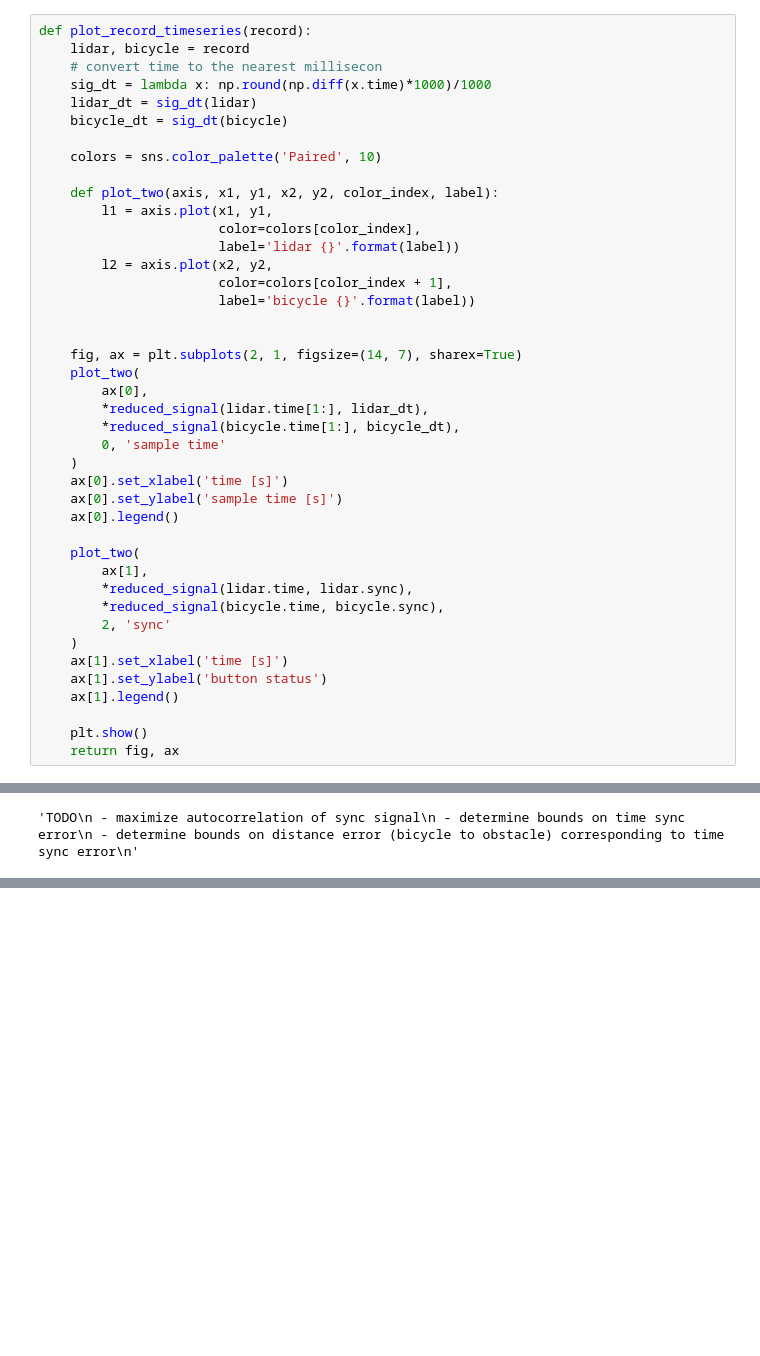
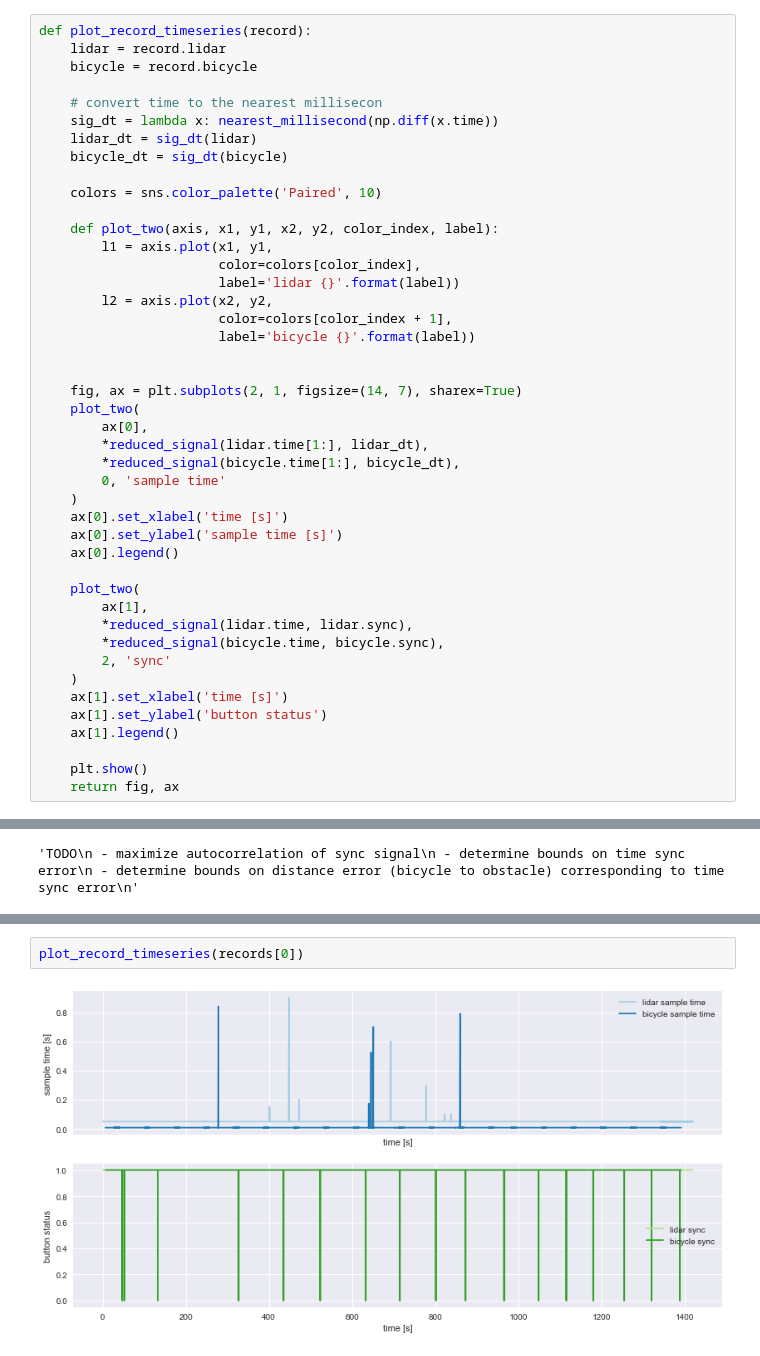
Before and after one commit to oliverlee/antlia, a Jupyter notebook: python/sync_clocks.ipynb, the cells around one changed output, grey strips where cells are left out. Drawn from its saved outputs; the diff is of its cells as text; blank space fills up the shorter version.

```diff
--- a/python/sync_clocks.ipynb
+++ b/python/sync_clocks.ipynb
@@ -80,9 +90,11 @@ length of reduced lidar signal: 1036 (3.65%)
 length of reduced bicycle signal: 3875 (2.25%)
 # %%
 def plot_record_timeseries(record):
-    lidar, bicycle = record
+    lidar = record.lidar
+    bicycle = record.bicycle
+
     # convert time to the nearest millisecon
-    sig_dt = lambda x: np.round(np.diff(x.time)*1000)/1000
+    sig_dt = lambda x: nearest_millisecond(np.diff(x.time))
     lidar_dt = sig_dt(lidar)
     bicycle_dt = sig_dt(bicycle)
 
@@ -158,0 +291,4 @@ plot_record_timeseries(records[3])
+# %%
+plot_record_timeseries(records[0])
+# %% [output]
+[figure, added]
```
Also changed, not shown: parts of 10 cells of this notebook.
